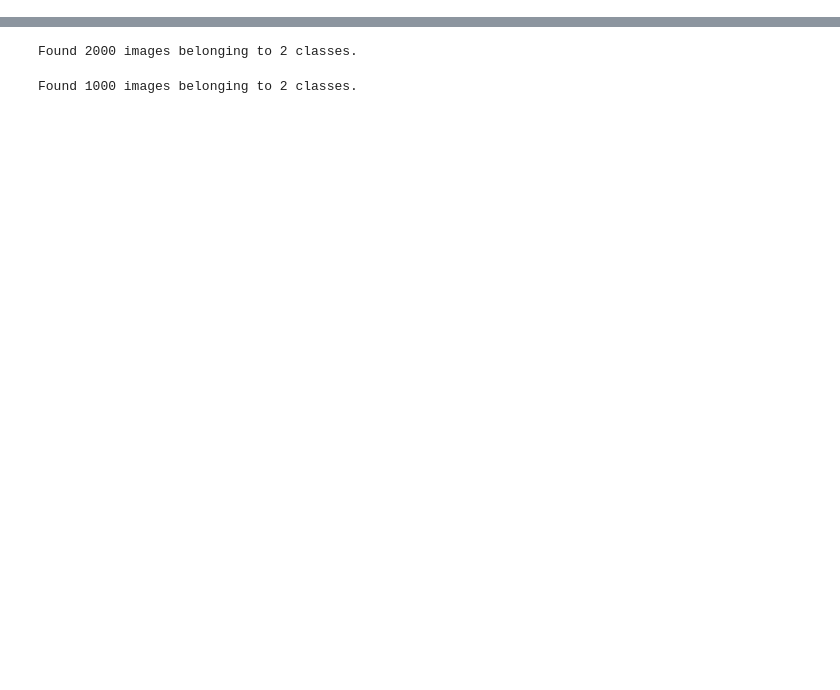
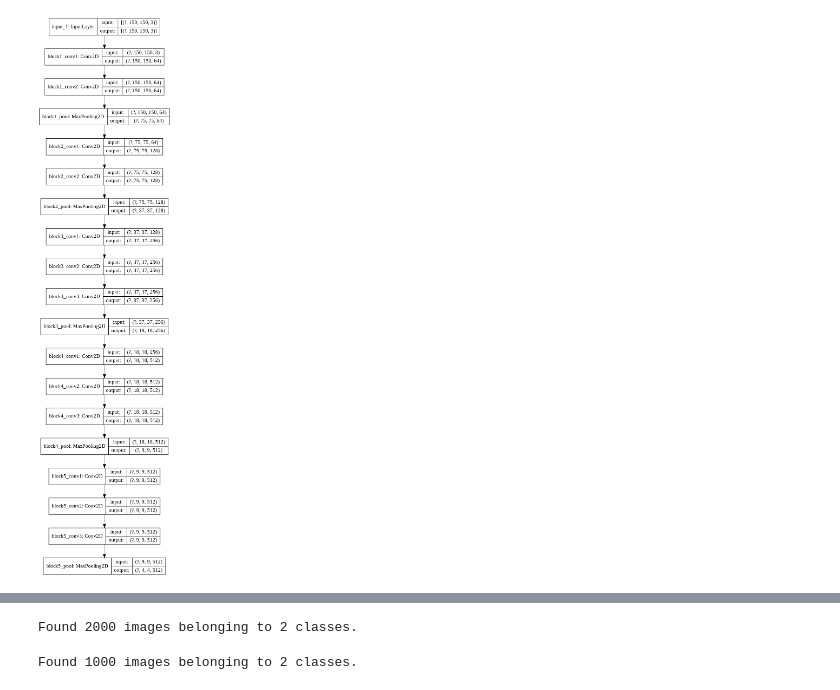
Before and after one commit to imranrahman1997/Neural-Network-from-scratch, a Jupyter notebook: Uses_of_data_augmentation_in_dogs_vs_cats_dataset.ipynb, the cells around one changed output, grey strips where cells are left out. Cells and saved outputs as stored; diff of their text form; code cells hidden in the pictures; blank space fills up the shorter version.

```diff
--- a/Uses_of_data_augmentation_in_dogs_vs_cats_dataset.ipynb
+++ b/Uses_of_data_augmentation_in_dogs_vs_cats_dataset.ipynb
@@ -140,0 +7,4 @@ model.add(layers.Dense(1, activation='sigmoid'))
+# %%
+conv_base = VGG16(weights = 'imagenet',
+                  include_top = False,
+                  input_shape = (150, 150, 3))
@@ -140,0 +34,4 @@ model.add(layers.Dense(1, activation='sigmoid'))
+# %%
+plot_model(conv_base, to_file='model_plot.png', show_shapes=True, show_layer_names=True)
+# %% [output]
+[figure, added]
```
Also changed, not shown: parts of 46 cells of this notebook.
